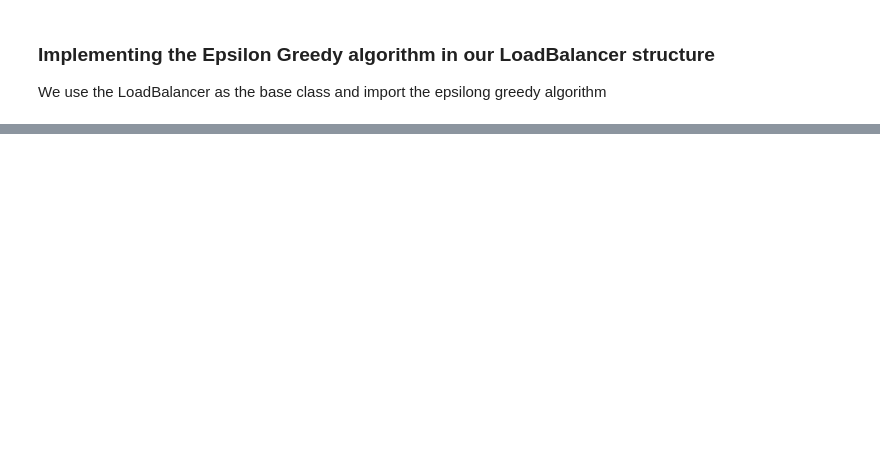
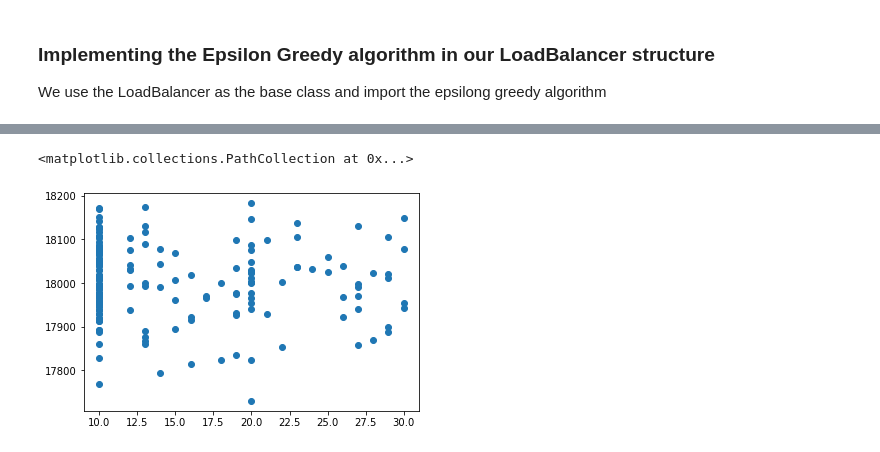
Before and after one commit to julianvanmeggelen/AdaptiveLoadBalancing, a Jupyter notebook: experiments/EpsilonGreedy.ipynb, the cells around one changed output, grey strips where cells are left out. Cells and saved outputs as stored; diff of their text form; code cells hidden in the pictures; blank space fills up the shorter version.

```diff
--- a/experiments/EpsilonGreedy.ipynb
+++ b/experiments/EpsilonGreedy.ipynb
@@ -185,3 +350,8 @@ plt.hist(env.logTime['requestProcessed'], bins=int(stopTime/60/60))
+# %%
+plt.scatter(env.log['numberOfServers'][0::2],env.log['reward'])
+# %% [output]
+<matplotlib.collections.PathCollection at 0x...>
+[figure, added]
 # %%
 
 def sigmoid(x):
```
Also changed, not shown: parts of 9 cells of this notebook.
